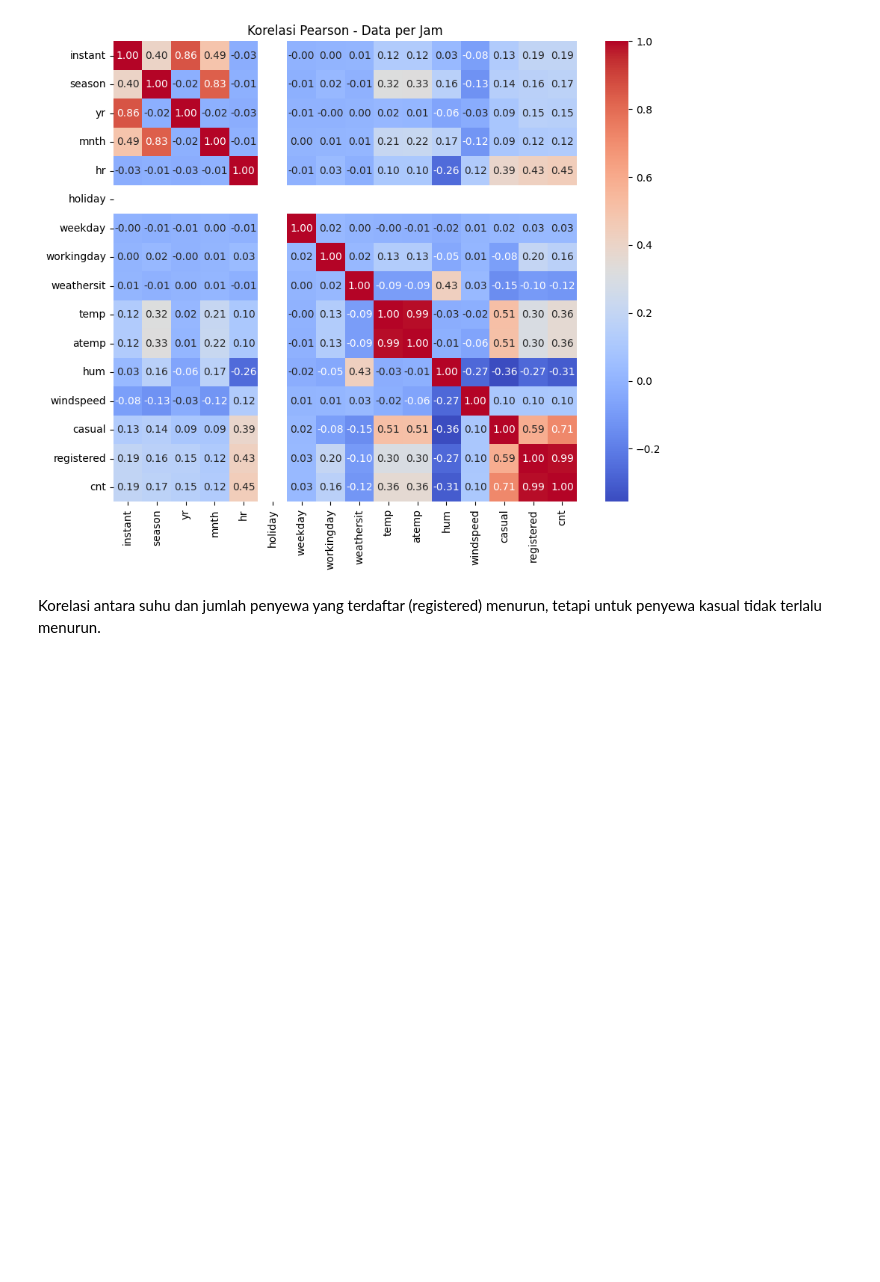
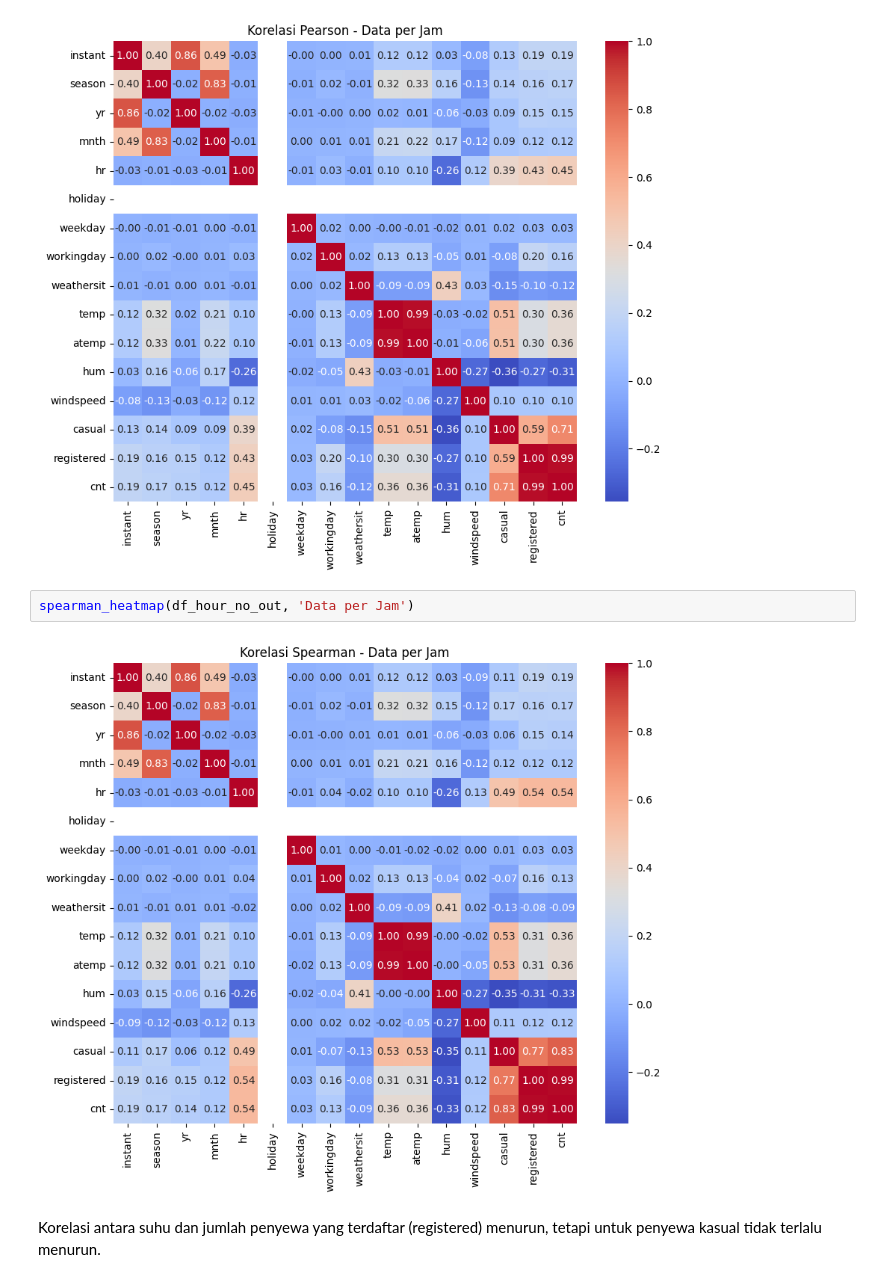
Before and after one commit to amrul-hzz/dicoding-streamlit, a Jupyter notebook: notebook.ipynb, the cells around one changed output. Cells and saved outputs as stored; diff of their text form; blank space fills up the shorter version.

```diff
--- a/notebook.ipynb
+++ b/notebook.ipynb
@@ -470,6 +483,10 @@ Dari matriks korelasi di atas, terdapat korelasi positif moderat antara suhu dan
 pearson_heatmap(df_hour_no_out, 'Data per Jam')
 # %% [output]
 [figure]
+# %%
+spearman_heatmap(df_hour_no_out, 'Data per Jam')
+# %% [output]
+[figure, added]
 # %% [markdown]
 Korelasi antara suhu dan jumlah penyewa yang terdaftar (registered) menurun, tetapi untuk penyewa kasual tidak terlalu menurun.
 # %% [markdown]
```
Also changed, not shown: parts of 8 cells of this notebook, 3 other files.
